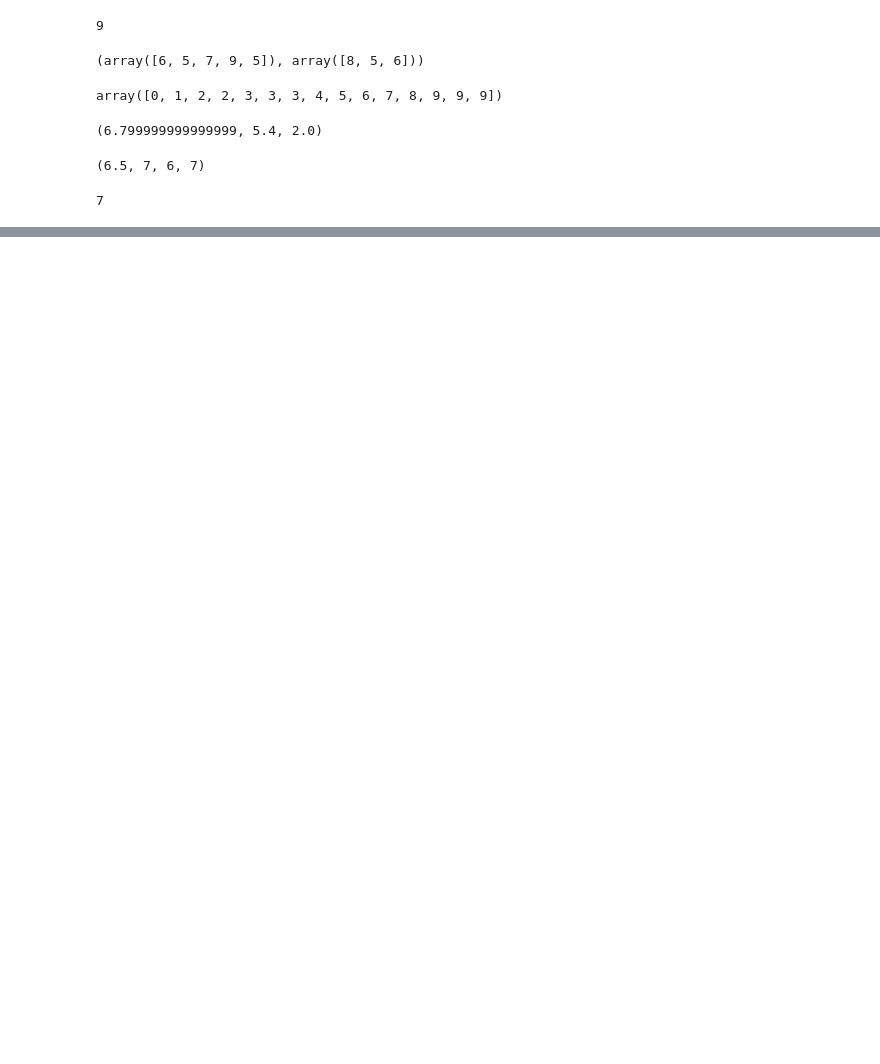
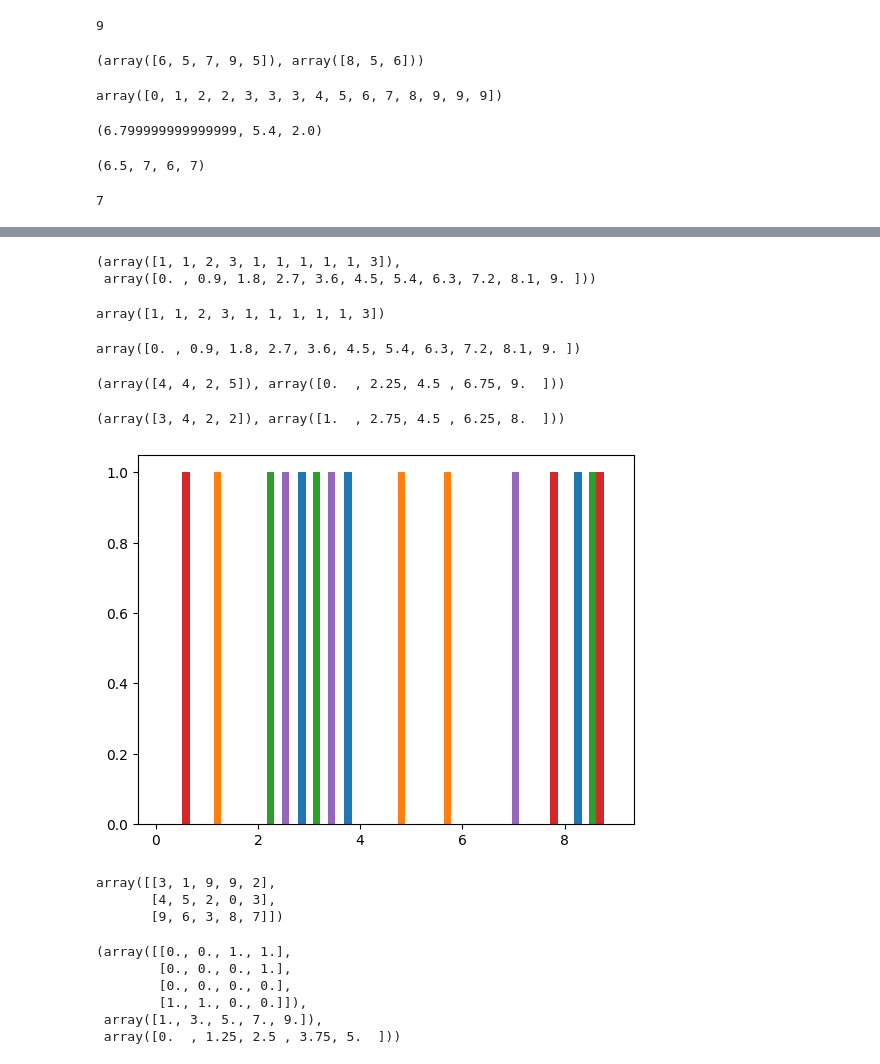
Before and after one commit to muriarfad/NumPy, a Jupyter notebook: Numpy.ipynb, the cells around one changed output, grey strips where cells are left out. Cells and saved outputs as stored; diff of their text form; code cells hidden in the pictures; blank space fills up the shorter version.

```diff
--- a/Numpy.ipynb
+++ b/Numpy.ipynb
@@ -1217,0 +1284,3 @@ np.quantile(mtx_A,0.7,method="nearest")
+# %%
+mtx_A = np.array([[3,1,9,9,2],[4,5,2,0,3],[9,6,3,8,7]])
+mtx_A
@@ -1217,0 +1295,42 @@ np.quantile(mtx_A,0.7,method="nearest")
+# %%
+np.histogram(mtx_A)
+# %% [output]
+(array([1, 1, 2, 3, 1, 1, 1, 1, 1, 3]),
+ array([0. , 0.9, 1.8, 2.7, 3.6, 4.5, 5.4, 6.3, 7.2, 8.1, 9. ]))
+# %%
+np.histogram(mtx_A)[0]
+# %% [output]
+array([1, 1, 2, 3, 1, 1, 1, 1, 1, 3])
+# %%
+np.histogram(mtx_A)[1]
+# %% [output]
+array([0. , 0.9, 1.8, 2.7, 3.6, 4.5, 5.4, 6.3, 7.2, 8.1, 9. ])
+# %%
+np.histogram(mtx_A,bins=4)
+# %% [output]
+(array([4, 4, 2, 5]), array([0.  , 2.25, 4.5 , 6.75, 9.  ]))
+# %%
+np.histogram(mtx_A,bins=4,range=(1,8))
+# %% [output]
+(array([3, 4, 2, 2]), array([1.  , 2.75, 4.5 , 6.25, 8.  ]))
+# %%
+import matplotlib.pyplot as plt
+plt.hist(mtx_A,bins=np.histogram(mtx_A)[1])
+plt.show()
+# %% [output]
+[figure, added]
+# %%
+mtx_A
+# %% [output]
+array([[3, 1, 9, 9, 2],
+       [4, 5, 2, 0, 3],
+       [9, 6, 3, 8, 7]])
+# %%
+np.histogram2d(mtx_A[0],mtx_A[1],bins=4)
+# %% [output]
+(array([[0., 0., 1., 1.],
+        [0., 0., 0., 1.],
+        [0., 0., 0., 0.],
+        [1., 1., 0., 0.]]),
+ array([1., 3., 5., 7., 9.]),
+ array([0.  , 1.25, 2.5 , 3.75, 5.  ]))
```
Also changed, not shown: parts of 81 cells of this notebook.
